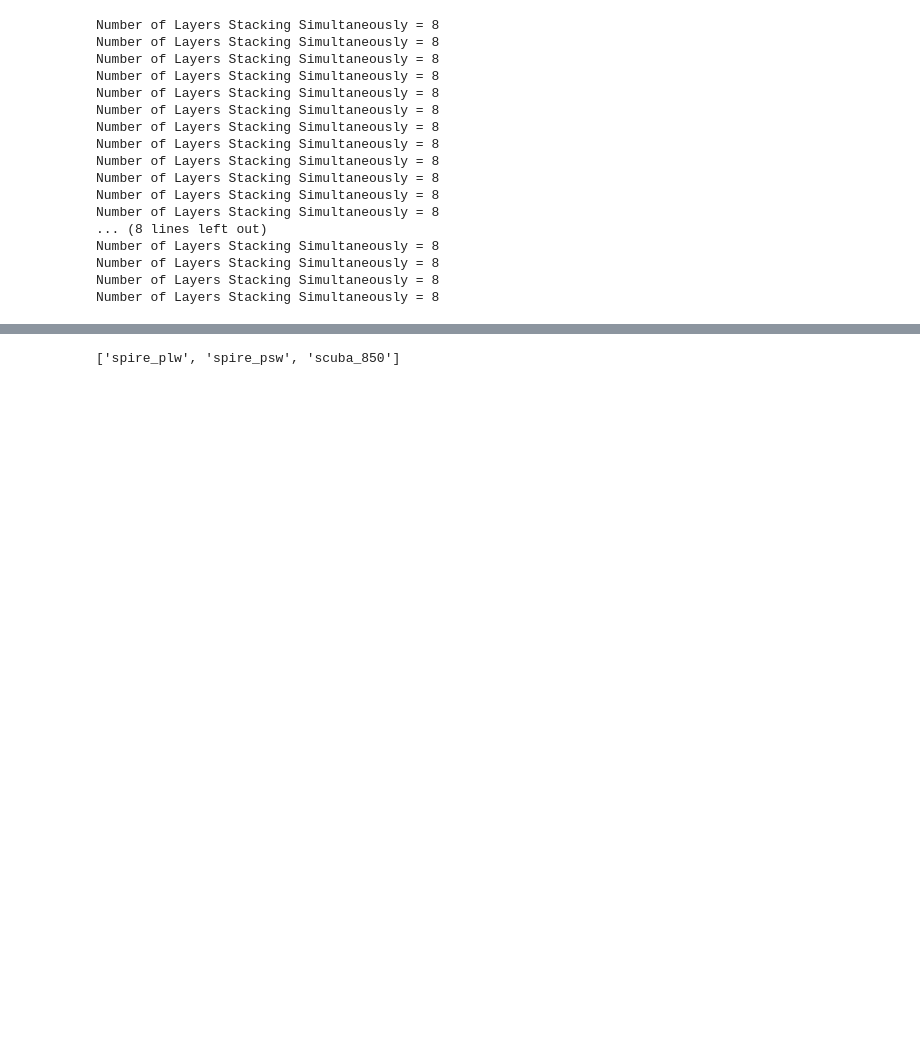
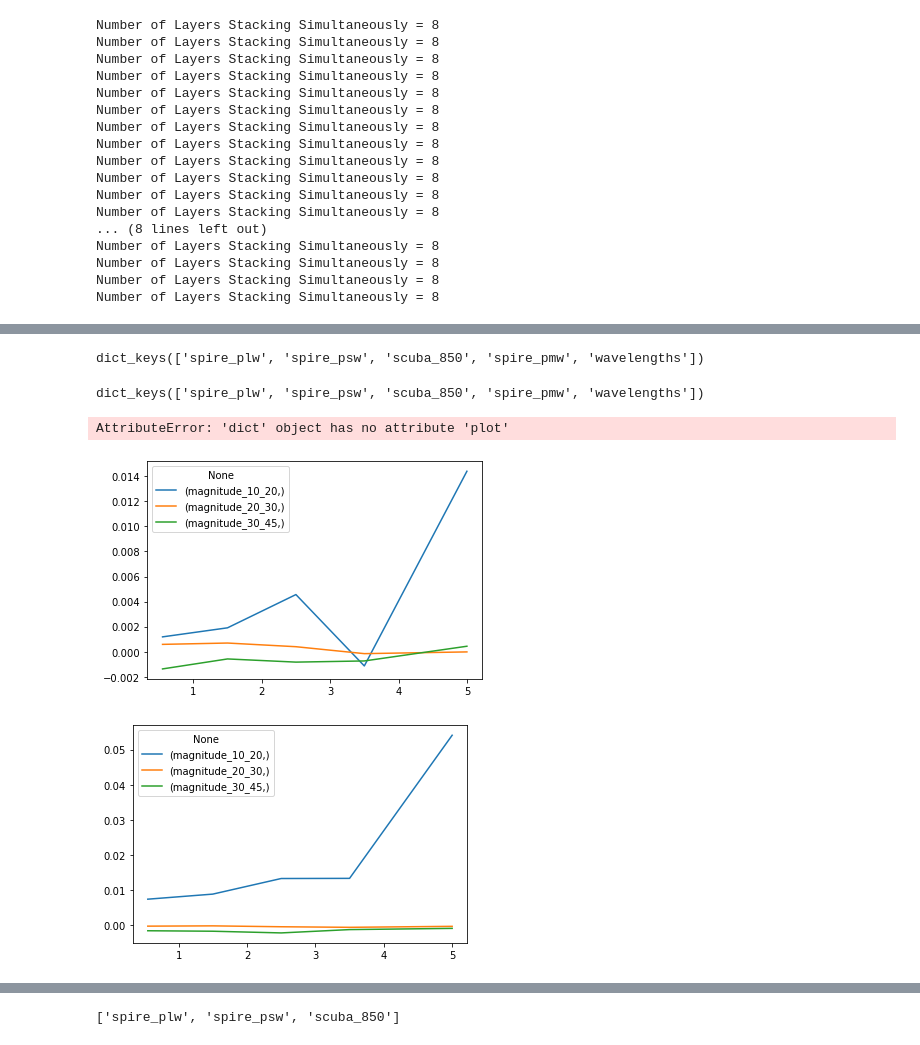
Before and after one commit to marcoviero/simstack2, a Jupyter notebook: example_simstack2.ipynb, the cells around one changed output, grey strips where cells are left out. Drawn from its saved outputs; the diff is of its cells as text; code cells hidden in the pictures; blank space fills up the shorter version.

```diff
--- a/example_simstack2.ipynb
+++ b/example_simstack2.ipynb
@@ -21,7 +18,7 @@ from simstackwrapper import SimstackWrapper
 from IPython.core.display import display, HTML
 display(HTML("<style>.container { width:90% !important; }</style>"))
 # %%
-path_ini_file = os.path.join("examples","uvista.ini")
+path_ini_file = os.path.join("examples","cosmos.ini")
 cosmos = SimstackWrapper(path_ini_file, stack_automatically=True)
 cosmos.parse_results()
 # %% [output]
@@ -125,0 +85,4 @@ cosmos.config_dict['io']
+# %%
+path_ini_file = os.path.join("examples","hers_hetdex.ini")
+hetdex = SimstackWrapper(path_ini_file, stack_automatically=True)
+hetdex.parse_results()
@@ -125,0 +105,16 @@ cosmos.config_dict['io']
+# %%
+hetdex.results_dict.keys()
+# %% [output]
+dict_keys(['spire_plw', 'spire_psw', 'scuba_850', 'spire_pmw', 'wavelengths'])
+# %%
+print(hetdex.results_dict.keys())
+for iwv, ivals in hetdex.results_dict.items():
+    flux_df = ivals['results_df']['flux_df']
+    error_df = ivals['results_df']['error_df']
+
+    flux_df.plot();
+# %% [output]
+dict_keys(['spire_plw', 'spire_psw', 'scuba_850', 'spire_pmw', 'wavelengths'])
+AttributeError: 'dict' object has no attribute 'plot'
+[figure, added]
+[figure, added]
```
Also changed, not shown: parts of 15 cells of this notebook, 6 other files.
